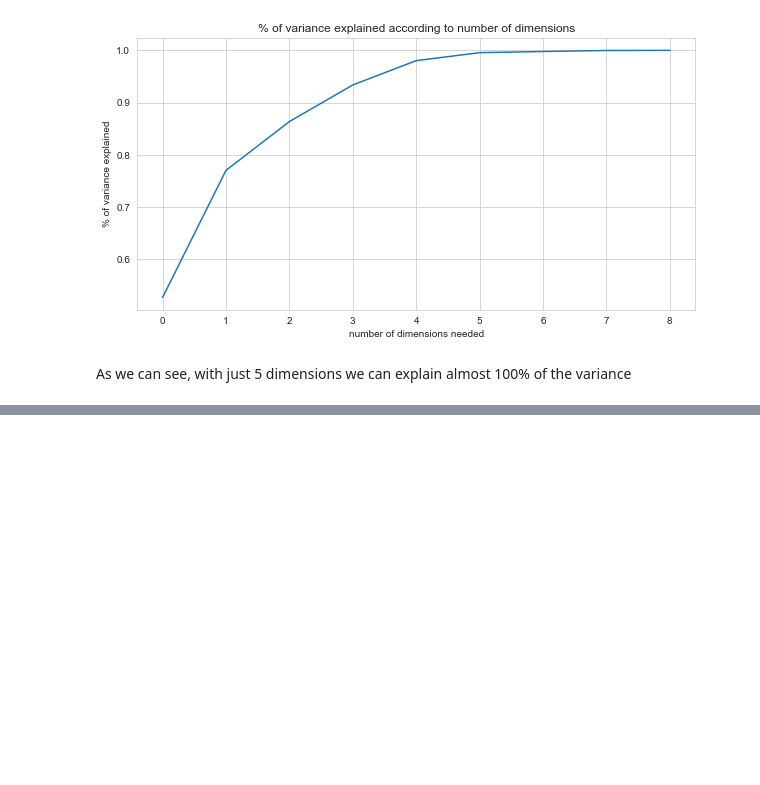
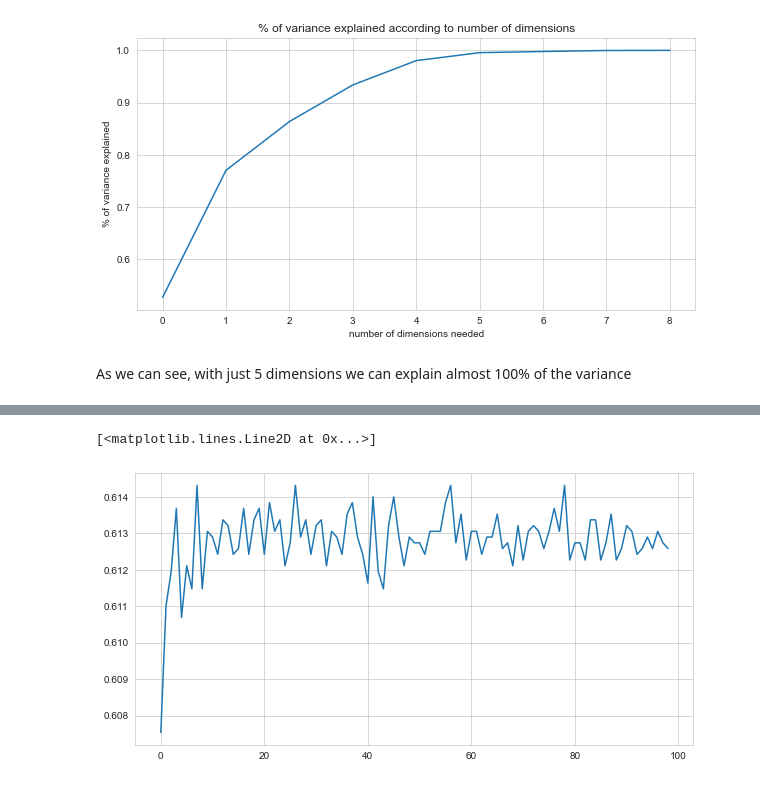
Before and after one commit to LiorBreitman8234/ML_SEM2, a Jupyter notebook: nba shots.ipynb, the cells around one changed output, grey strips where cells are left out. Saved outputs shown, nothing was run; the diff lists cells and outputs as text; code cells hidden in the pictures; blank space fills up the shorter version.

```diff
--- a/nba shots.ipynb
+++ b/nba shots.ipynb
@@ -1238,0 +1267,10 @@ With 5 dimensions, we can explain 97.8 precent of the variance! so we will not u
+# %%
+from sklearn.naive_bayes import GaussianNB
+from sklearn.linear_model import LogisticRegression
+from sklearn.ensemble import RandomForestClassifier
+gnb_clf = GaussianNB()
+LoR_clf = LogisticRegression(random_state=0)
+RF_clf = RandomForestClassifier(n_estimators=200, random_state=1)
+# %%
+from sklearn.ensemble import VotingClassifier
+voting_clf = VotingClassifier(estimators = [('knn',knn),('lr',LoR_clf),('decision_tree',dtclf),('gaussian_bayes',gnb_clf),('random_forsts',RF_clf)],n_jobs = -1)
@@ -1238,0 +1290,20 @@ With 5 dimensions, we can explain 97.8 precent of the variance! so we will not u
+# %%
+from sklearn.ensemble import BaggingClassifier
+n_range = list(range(1,100))
+bag_scores = []
+past_scores = []
+for n in n_range:
+    Bagg_clf = BaggingClassifier(base_estimator=knn,n_estimators = n,n_jobs = -1)
+    Past_clf = BaggingClassifier(base_estimator=knn,n_estimators = n,n_jobs = -1,bootstrap = False)
+    Bagg_clf.fit(data_reduced, target_train)
+    Past_clf.fit(data_reduced, target_train)
+    pred= Bagg_clf.predict(test_reduced)
+    bag_scores.append(accuracy_score(target_test,pred))
+    pred= Past_clf.predict(test_reduced)
+    past_scores.append(accuracy_score(target_test,pred))
+# %%
+plt.figure(figsize = [10,5])
+plt.plot(bag_scores)
+# %% [output]
+[<matplotlib.lines.Line2D at 0x...>]
+[figure, added]
```
Also changed, not shown: parts of 14 cells of this notebook.
